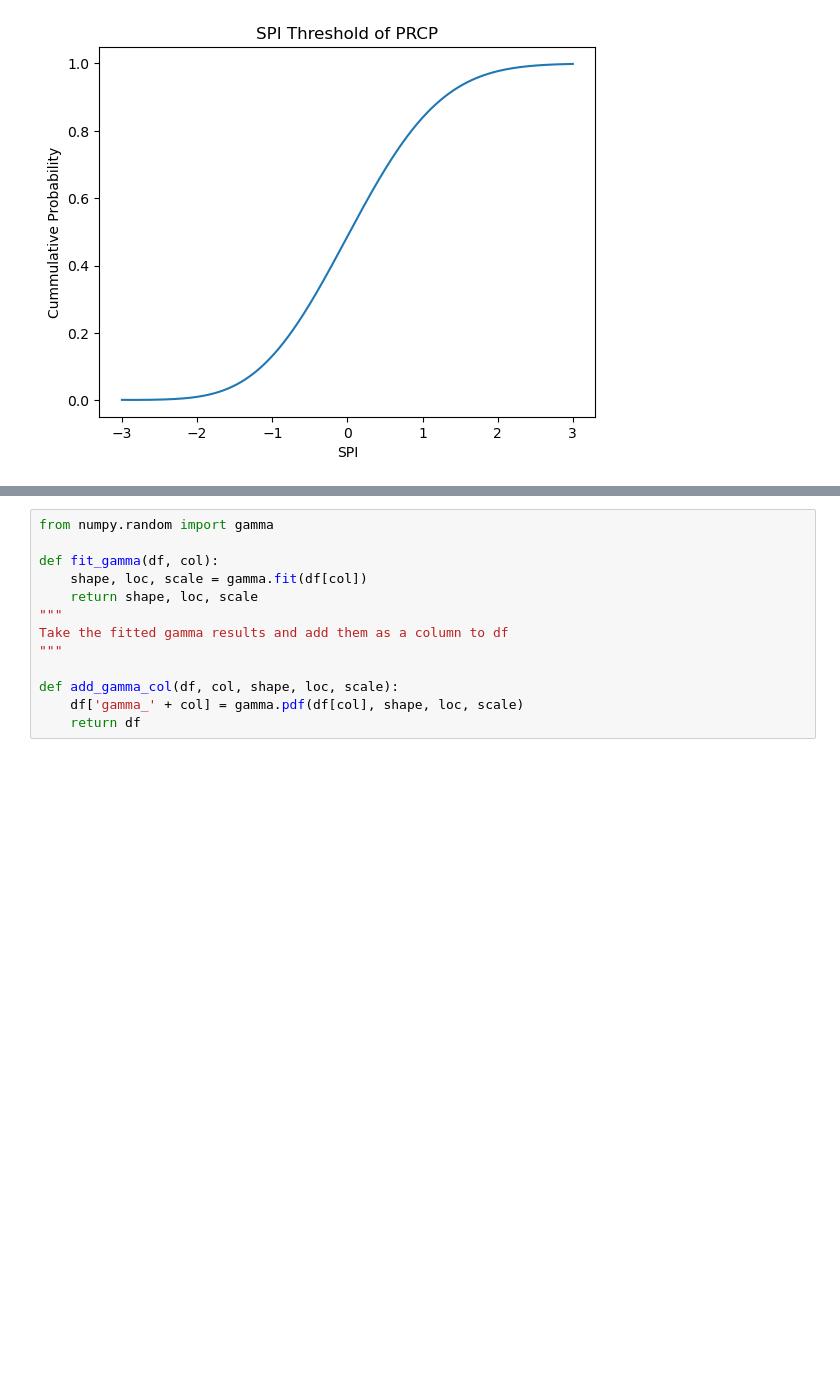
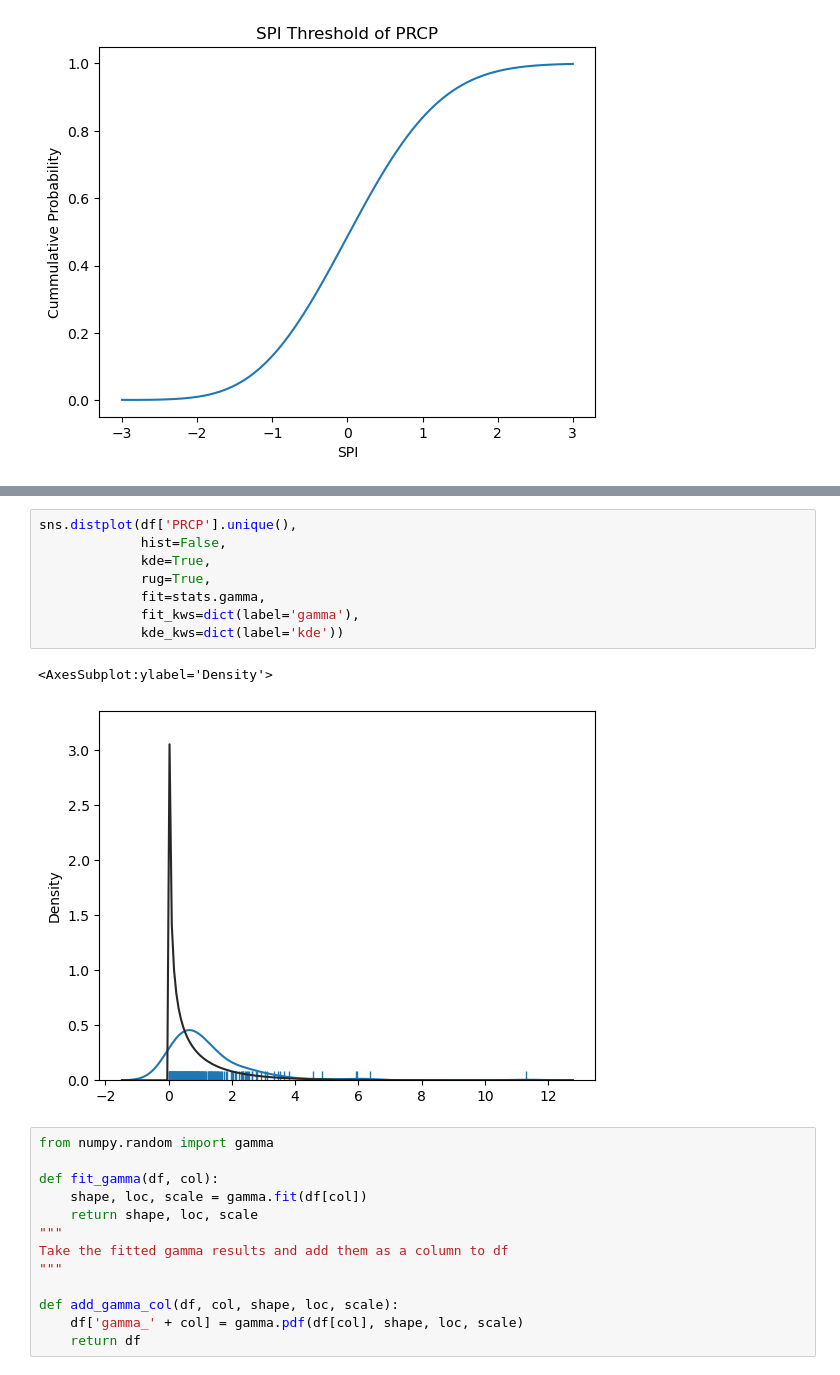
Before and after one commit to bigdog3626/Drought-Detection-Modeling, a Jupyter notebook: Data-Preprocessors.ipynb, the cells around one changed output, grey strips where cells are left out. Drawn from its saved outputs; the diff is of its cells as text; blank space fills up the shorter version.

```diff
--- a/Data-Preprocessors.ipynb
+++ b/Data-Preprocessors.ipynb
@@ -312,3 +317,14 @@ plt.show()
+# %%
+sns.distplot(df['PRCP'].unique(),
+             hist=False,
+             kde=True,
+             rug=True,
+             fit=stats.gamma,
+             fit_kws=dict(label='gamma'),
+             kde_kws=dict(label='kde'))
+# %% [output]
+<AxesSubplot:ylabel='Density'>
+[figure, added]
 # %%
 from numpy.random import gamma
 
```
Also changed, not shown: parts of 1 cell of this notebook.
